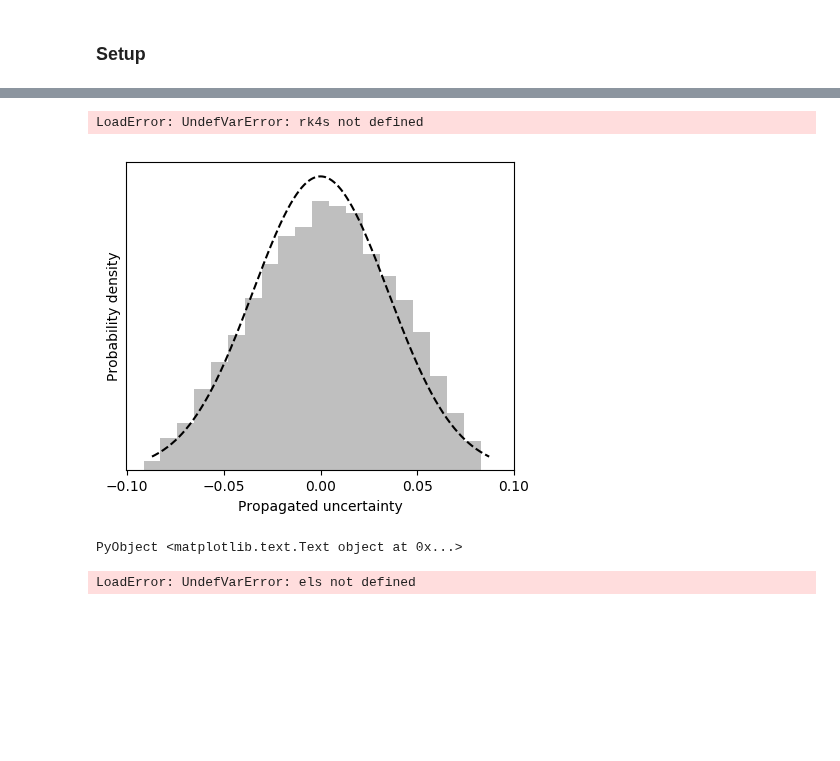
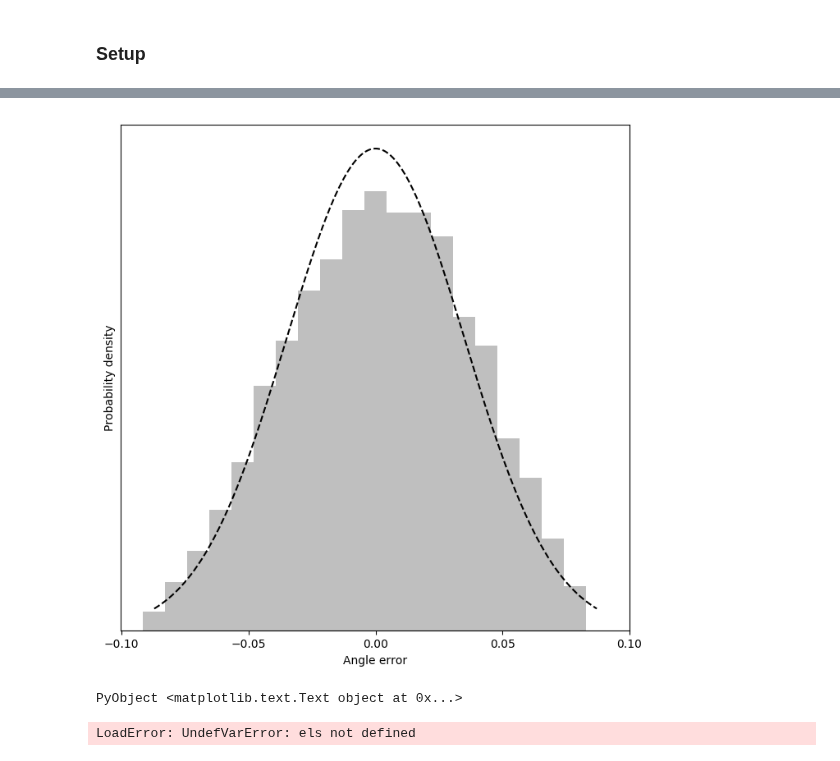
Before and after one commit to matthieubulte/smc, a Jupyter notebook: code/Results.ipynb, the cells around one changed output, grey strips where cells are left out. Cells and saved outputs as stored; diff of their text form; code cells hidden in the pictures; blank space fills up the shorter version.

```diff
--- a/code/Results.ipynb
+++ b/code/Results.ipynb
@@ -53,25 +36,30 @@ full_loglikelihood = g -> loglikelihood(n_measurements, g[1])[1];
-# %%
-n= 1000
-e = .5 # 180ms is the typical human reaction delay to images
-X = zeros(n, n_measurements-1)
-for i=1:n
-    X[i,:] = rk4s(dΘ(9.86), Θ₀, grid[1:n_measurements] + (e^2)*randn(n_measurements), 0.01)[2:end,1]
-end
-Y = sort(X[:]);
-# %% [output]
-LoadError: UndefVarError: rk4s not defined
 # %%
+n= 1000
+e = .5 # typical human reaction delay to images
+X = zeros(n, n_measurements-1)
+g = 9.86
+
+for i=1:n
+    perturbed_grid = grid[1:n_measurements] + (e^2)*randn(n_measurements)
+    _,x = ode45((t,u) -> [u[2]; -g*sin(u[1])/8],Θ₀,perturbed_grid,points=:specified)
+    X[i,:] = map(x -> x[1], x[2:end])
+end
+Y = sort(X[:]);
+
 s=0.035
+
+PyPlot.rc("figure", figsize=(8,8))
+
 plt[:hist](X[:], bins=20, normed=true, alpha=0.5,histtype="stepfilled", color="grey", align="left", alpha=0.5);
 plot(Y, exp.(-Y.^2/(2*s^2))/sqrt(2*pi*s^2),linestyle="--", color="black")
 
 xticks([-0.1, -0.05, 0, 0.05, 0.1])
 yticks([])
 
-xlabel("Propagated uncertainty")
+xlabel("Angle error")
 ylabel("Probability density")
 # %% [output]
-[figure, old version]
+[figure, new version]
 PyObject <matplotlib.text.Text object at 0x...>
 # %%
 mesh = linspace(9,12.5,500)
```
Also changed, not shown: parts of 2 cells of this notebook, 8 other files.
